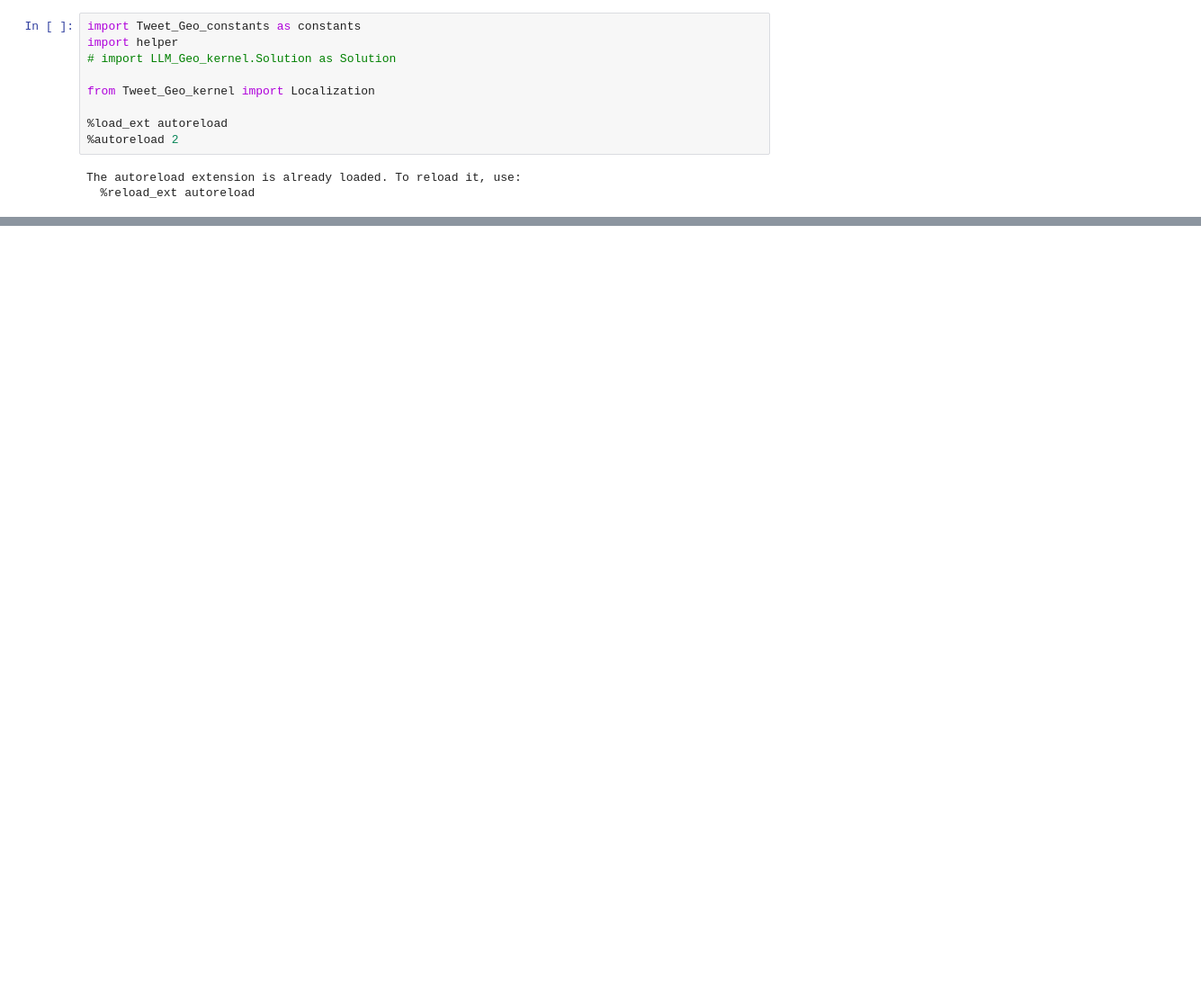
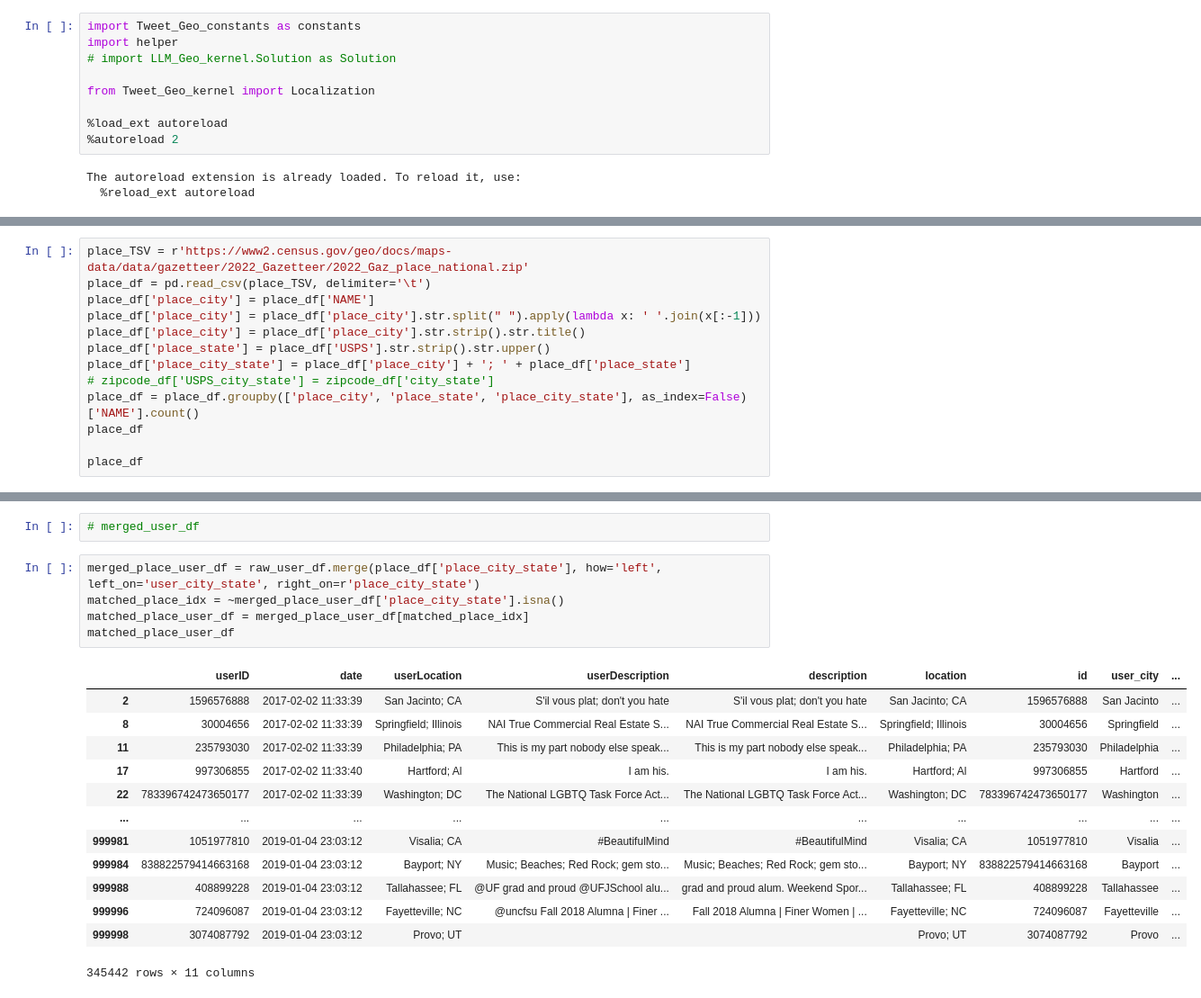
Before and after one commit to gladcolor/Tweet_Geo, a Jupyter notebook: Tweet_Geo.ipynb, the cells around one changed output, grey strips where cells are left out. Shown at 90% size. Drawn from its saved outputs; the diff is of its cells as text; blank space fills up the shorter version.

```diff
--- a/Tweet_Geo.ipynb
+++ b/Tweet_Geo.ipynb
@@ -55,0 +291,13 @@ raw_user_df[['id', 'description', 'location']]
+# %%
+place_TSV = r'https://www2.census.gov/geo/docs/maps-data/data/gazetteer/2022_Gazetteer/2022_Gaz_place_national.zip'
+place_df = pd.read_csv(place_TSV, delimiter='\t')
+place_df['place_city'] = place_df['NAME']
+place_df['place_city'] = place_df['place_city'].str.split(" ").apply(lambda x: ' '.join(x[:-1]))
+place_df['place_city'] = place_df['place_city'].str.strip().str.title()
+place_df['place_state'] = place_df['USPS'].str.strip().str.upper()
+place_df['place_city_state'] = place_df['place_city'] + '; ' + place_df['place_state']
+# zipcode_df['USPS_city_state'] = zipcode_df['city_state']
+place_df = place_df.groupby(['place_city', 'place_state', 'place_city_state'], as_index=False)['NAME'].count()
+place_df
+
+place_df
@@ -55,0 +318,21 @@ raw_user_df[['id', 'description', 'location']]
+# %%
+# merged_user_df
+# %%
+merged_place_user_df = raw_user_df.merge(place_df['place_city_state'], how='left', left_on='user_city_state', right_on=r'place_city_state')
+matched_place_idx = ~merged_place_user_df['place_city_state'].isna()
+matched_place_user_df = merged_place_user_df[matched_place_idx]
+matched_place_user_df
+# %% [output]
+|  | userID | date | userLocation | userDescription | description | location | id | user_city | ... |
+| 2 | 1596576888 | 2017-02-02 11:33:39 | San Jacinto; CA | S'il vous plat; don't you hate | S'il vous plat; don't you hate | San Jacinto; CA | 1596576888 | San Jacinto | ... |
+| 8 | 30004656 | 2017-02-02 11:33:39 | Springfield; Illinois | NAI True Commercial Real Estate S... | NAI True Commercial Real Estate S... | Springfield; Illinois | 30004656 | Springfield | ... |
+| 11 | 235793030 | 2017-02-02 11:33:39 | Philadelphia; PA | This is my part nobody else speak... | This is my part nobody else speak... | Philadelphia; PA | 235793030 | Philadelphia | ... |
+| 17 | 997306855 | 2017-02-02 11:33:40 | Hartford; Al | I am his. | I am his. | Hartford; Al | 997306855 | Hartford | ... |
+| 22 | 783396742473650177 | 2017-02-02 11:33:39 | Washington; DC | The National LGBTQ Task Force Act... | The National LGBTQ Task Force Act... | Washington; DC | 783396742473650177 | Washington | ... |
+| ... | ... | ... | ... | ... | ... | ... | ... | ... | ... |
+| 999981 | 1051977810 | 2019-01-04 23:03:12 | Visalia; CA | #BeautifulMind | #BeautifulMind | Visalia; CA | 1051977810 | Visalia | ... |
+| 999984 | 838822579414663168 | 2019-01-04 23:03:12 | Bayport; NY | Music; Beaches; Red Rock; gem sto... | Music; Beaches; Red Rock; gem sto... | Bayport; NY | 838822579414663168 | Bayport | ... |
+| 999988 | 408899228 | 2019-01-04 23:03:12 | Tallahassee; FL | @UF grad and proud @UFJSchool alu... | grad and proud alum. Weekend Spor... | Tallahassee; FL | 408899228 | Tallahassee | ... |
+| 999996 | 724096087 | 2019-01-04 23:03:12 | Fayetteville; NC | @uncfsu Fall 2018 Alumna | Finer ... | Fall 2018 Alumna | Finer Women | ... | Fayetteville; NC | 724096087 | Fayetteville | ... |
+| 999998 | 3074087792 | 2019-01-04 23:03:12 | Provo; UT |  |  | Provo; UT | 3074087792 | Provo | ... |
+345442 rows × 11 columns
```
Also changed, not shown: parts of 64 cells of this notebook, 2 other files.
